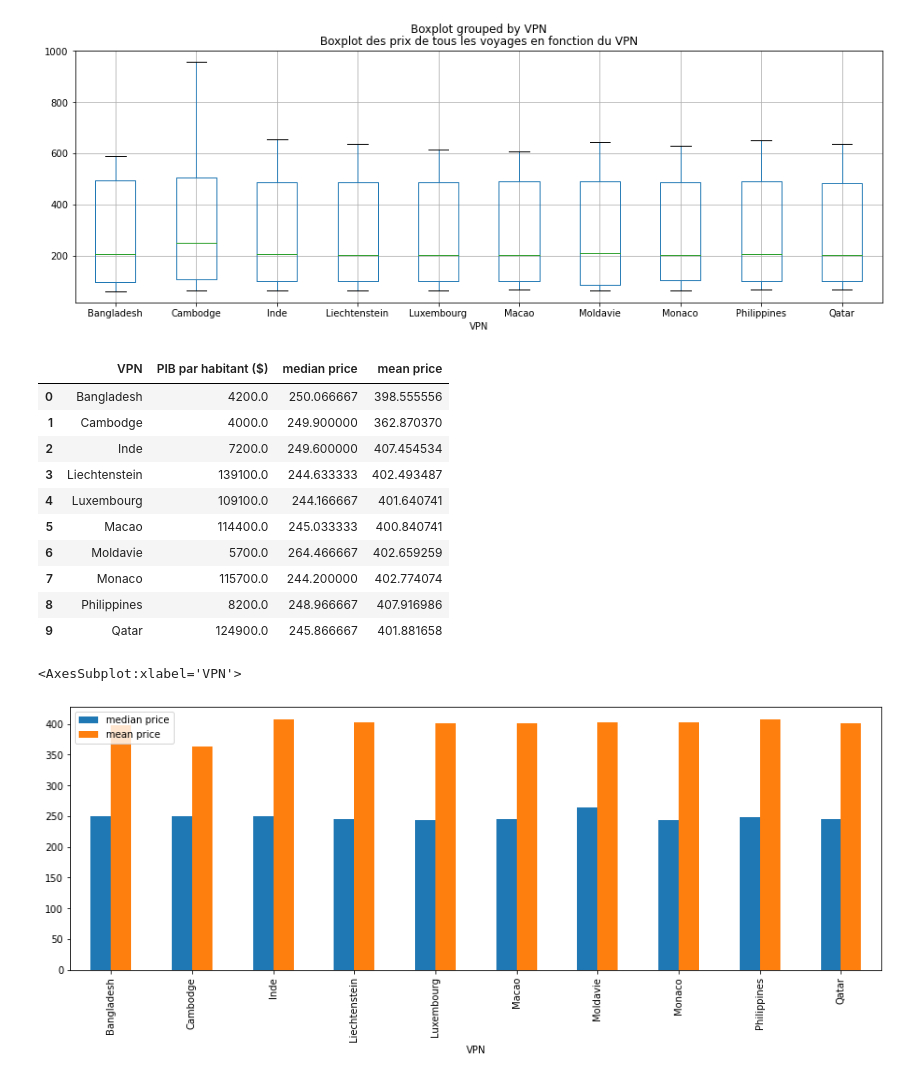
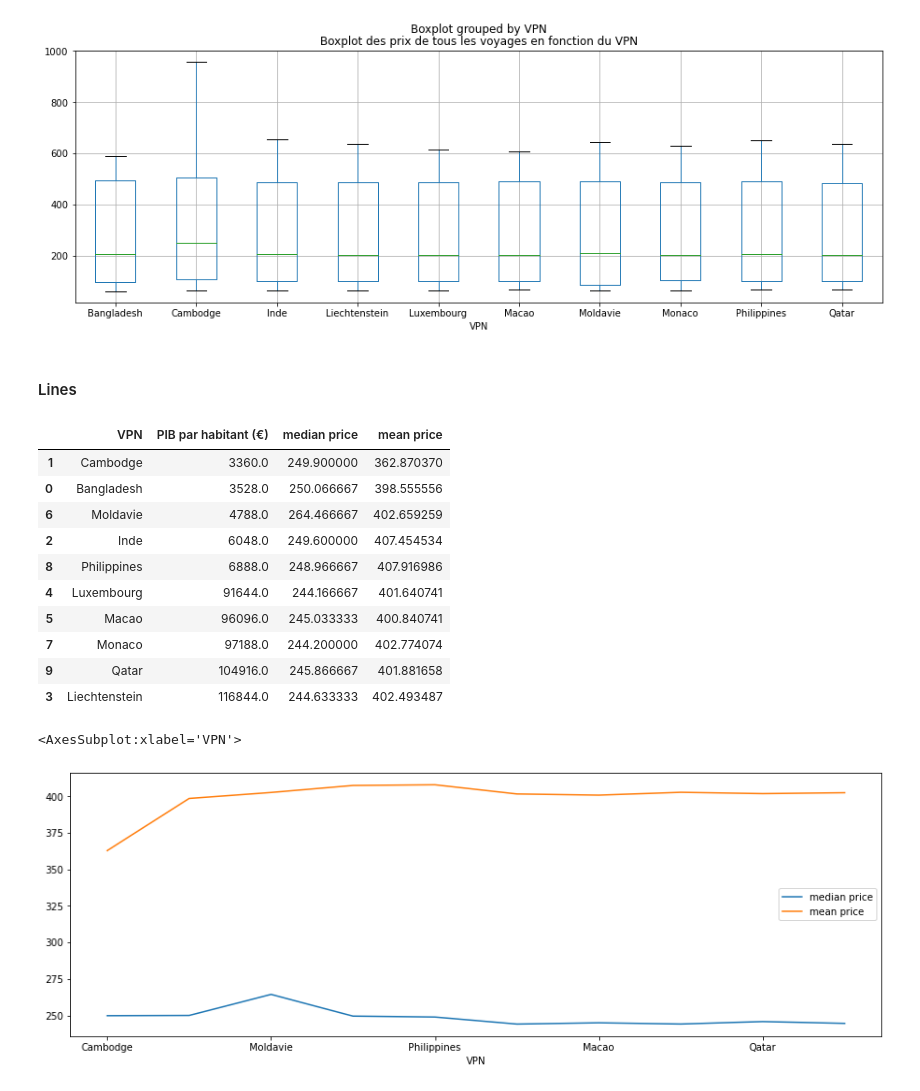
Before and after one commit to bebeyoul/Plane_ticket_price, a Jupyter notebook: analyse_de_donnees.ipynb, the cells around one changed output. Cells and saved outputs as stored; diff of their text form; code cells hidden in the pictures.

```diff
--- a/analyse_de_donnees.ipynb
+++ b/analyse_de_donnees.ipynb
@@ -33,3 +34,7 @@ memory usage: 226.7+ KB
+# %%
+# convert $ to €
+df["PIB par habitant (€)"] = df["PIB par habitant ($)"] * 0.84
+df=df.drop("PIB par habitant ($)",axis=1)
 # %% [markdown]
 ### Pour visualier le prix des vols en fonction du VPN
 # %%
@@ -153,6 +158,8 @@ df_sorted_by_trip
 # %% [markdown]
 ### Evolution du prix moyen VS PIB
 # %%
-df_sorted_by_trip_and_PIB = df.groupby(by=["VPN",'Depart', 'Arrivé', "Depart_Arrive","PIB par habitant ($)"]).mean("Prix").reset_index()
+df_sorted_by_trip_and_PIB = df.groupby(by=["VPN",'Depart', 'Arrivé', "Depart_Arrive","PIB par habitant (€)"]).mean("Prix").reset_index()
+# Sort
+df_sorted_by_trip_and_PIB.sort_values(by='PIB par habitant (€)', inplace=True, ignore_index=True)
 df_sorted_by_trip_and_PIB
 # %% [output]
@@ -341,6 +372,8 @@ plt.title("Boxplot des prix de tous les voyages en fonction du VPN")
 plt.show()
 # %% [output]
 [figure]
+# %% [markdown]
+#### Lines
 # %%
 # get the median of each VPN
 df_median_by_vpn = df_sorted_by_trip_and_PIB.groupby('VPN').median().reset_index()
@@ -350,22 +383,26 @@ df_median_by_vpn = df_median_by_vpn.rename(columns={"Prix": "median price"})
 df_mean_by_vpn = df_sorted_by_trip_and_PIB.groupby('VPN').mean().reset_index()
 # add the mean to df_median_by_vpn
 df_median_by_vpn["mean price"] = df_mean_by_vpn["Prix"]
+
+# Trier les données en fonction du PIB par habitant
+df_median_by_vpn.sort_values(by='PIB par habitant (€)', inplace=True)
+
 df_median_by_vpn
 # %% [output]
-|  | VPN | PIB par habitant ($) | median price | mean price |
-| 0 | Bangladesh | 4200.0 | 250.066667 | 398.555556 |
-| 1 | Cambodge | 4000.0 | 249.900000 | 362.870370 |
-| 2 | Inde | 7200.0 | 249.600000 | 407.454534 |
-| 3 | Liechtenstein | 139100.0 | 244.633333 | 402.493487 |
-| 4 | Luxembourg | 109100.0 | 244.166667 | 401.640741 |
-| 5 | Macao | 114400.0 | 245.033333 | 400.840741 |
-| 6 | Moldavie | 5700.0 | 264.466667 | 402.659259 |
-| 7 | Monaco | 115700.0 | 244.200000 | 402.774074 |
-| 8 | Philippines | 8200.0 | 248.966667 | 407.916986 |
-| 9 | Qatar | 124900.0 | 245.866667 | 401.881658 |
+|  | VPN | PIB par habitant (€) | median price | mean price |
+| 1 | Cambodge | 3360.0 | 249.900000 | 362.870370 |
+| 0 | Bangladesh | 3528.0 | 250.066667 | 398.555556 |
+| 6 | Moldavie | 4788.0 | 264.466667 | 402.659259 |
+| 2 | Inde | 6048.0 | 249.600000 | 407.454534 |
+| 8 | Philippines | 6888.0 | 248.966667 | 407.916986 |
+| 4 | Luxembourg | 91644.0 | 244.166667 | 401.640741 |
+| 5 | Macao | 96096.0 | 245.033333 | 400.840741 |
+| 7 | Monaco | 97188.0 | 244.200000 | 402.774074 |
+| 9 | Qatar | 104916.0 | 245.866667 | 401.881658 |
+| 3 | Liechtenstein | 116844.0 | 244.633333 | 402.493487 |
 # %%
 # create a histogram of the median price and mean price depending on the same VPN
-df_median_by_vpn.plot(x="VPN", y=["median price", "mean price"], kind="bar", figsize=(15, 5))
+df_median_by_vpn.plot(x="VPN", y=["median price", "mean price"], figsize=(15, 5))
 # %% [output]
 <AxesSubplot:xlabel='VPN'>
-[figure, old version]
+[figure, new version]
```
Also changed, not shown: parts of 18 cells of this notebook, 5 other files.
